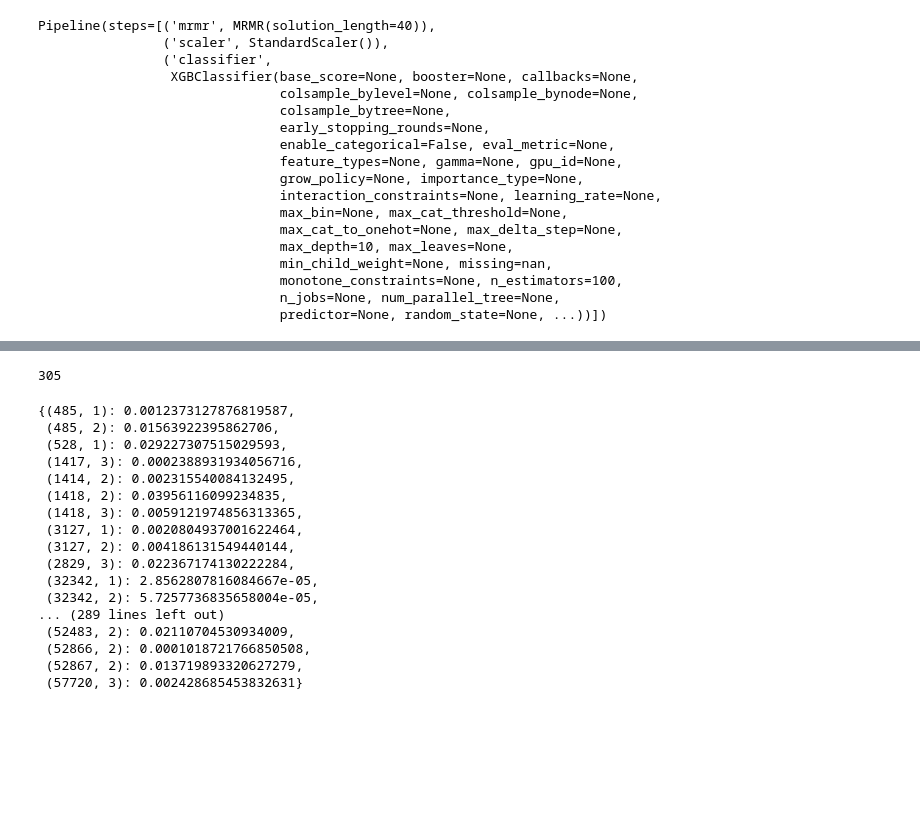
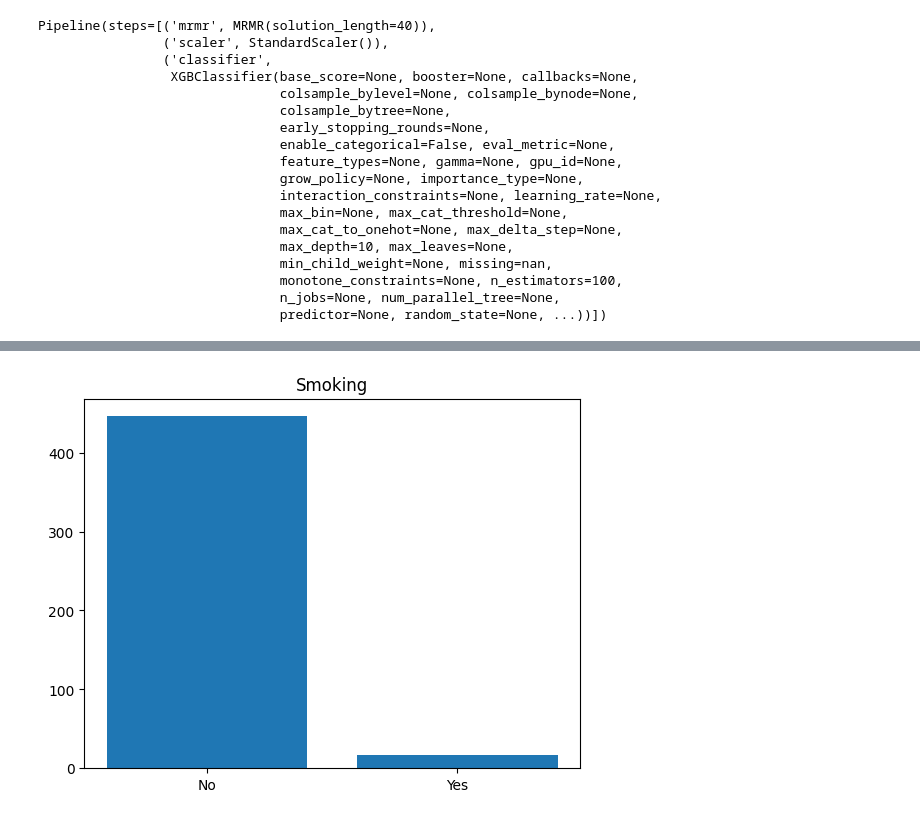
Before and after one commit to lucijamilicic/metabolomics_research, a Jupyter notebook: Statistics.ipynb, the cells around one changed output, grey strips where cells are left out. Saved outputs shown, nothing was run; the diff lists cells and outputs as text; code cells hidden in the pictures; blank space fills up the shorter version.

```diff
--- a/Statistics.ipynb
+++ b/Statistics.ipynb
@@ -326,2 +331,9 @@ plt.show()
+# %%
+plt.bar([0, 1], np.bincount(clin_df.smoking))
+plt.xticks([0, 1], ['No', 'Yes'])
+plt.title('Smoking')
+plt.show()
+# %% [output]
+[figure, added]
 # %%
 from scipy import stats
@@ -345,24 +339,0 @@ res = stat_test(stats.ttest_ind)
-# %%
-len(res)
-# %% [output]
-305
-# %%
-res
-# %% [output]
-{(485, 1): 0.0012373127876819587,
- (485, 2): 0.01563922395862706,
- (528, 1): 0.029227307515029593,
- (1417, 3): 0.0002388931934056716,
- (1414, 2): 0.002315540084132495,
- (1418, 2): 0.03956116099234835,
- (1418, 3): 0.0059121974856313365,
- (3127, 1): 0.0020804937001622464,
- (3127, 2): 0.004186131549440144,
- (2829, 3): 0.022367174130222284,
- (32342, 1): 2.8562807816084667e-05,
- (32342, 2): 5.7257736835658004e-05,
-... (289 lines left out)
- (52483, 2): 0.02110704530934009,
- (52866, 2): 0.0001018721766850508,
- (52867, 2): 0.013719893320627279,
- (57720, 3): 0.002428685453832631}
```
Also changed, not shown: parts of 66 cells of this notebook.
